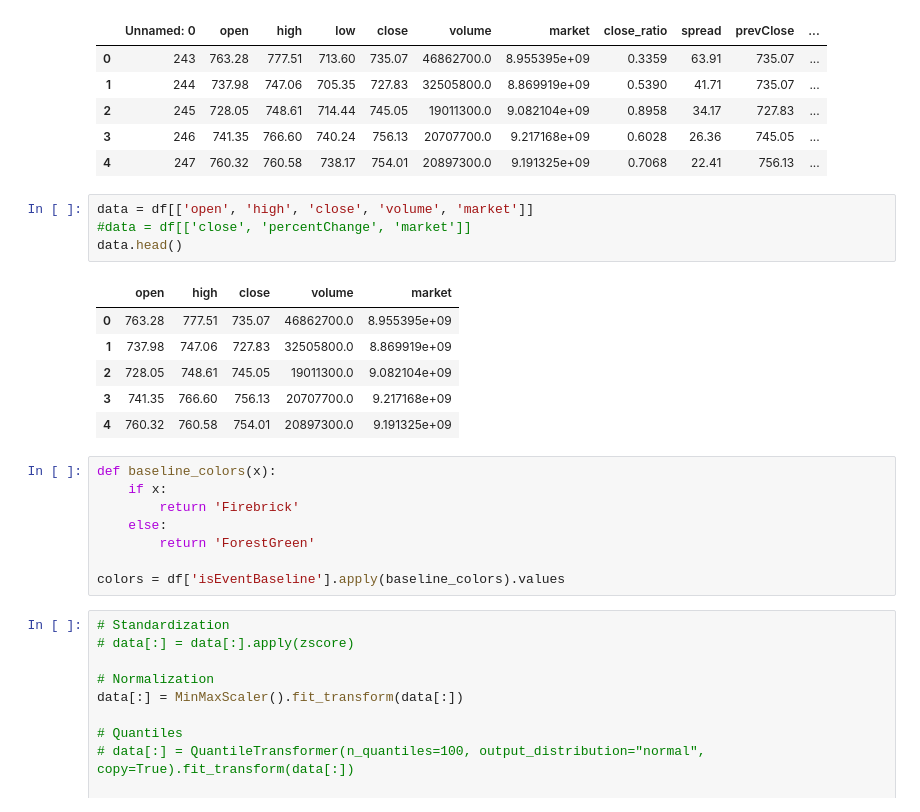
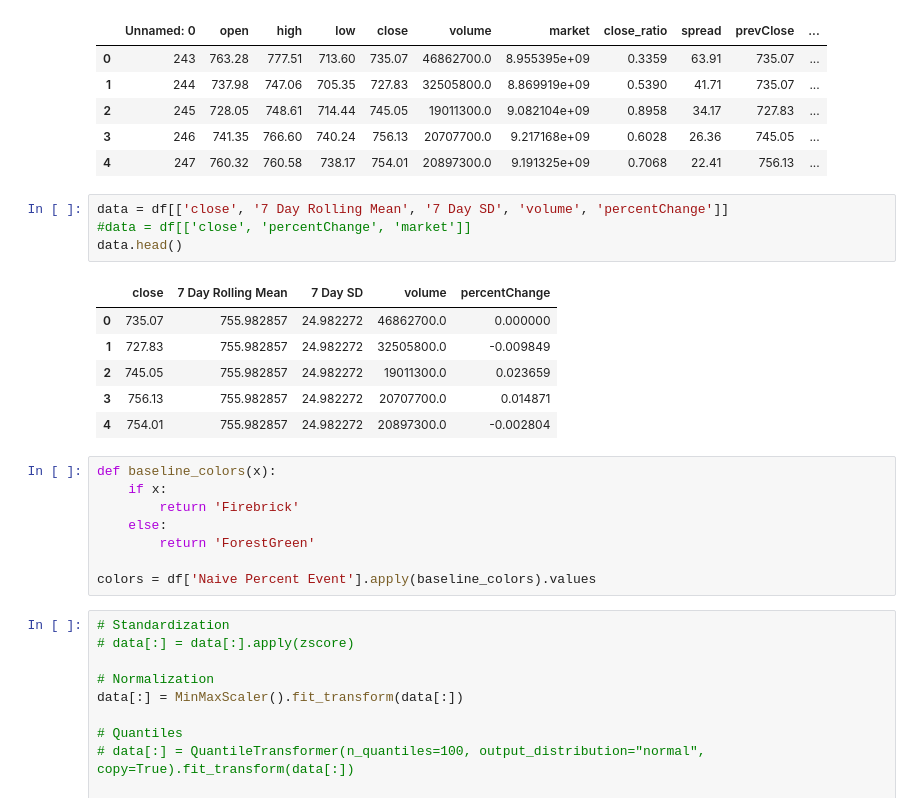
Before and after one commit to anish-saha/EventDetection-Paradigm01, a Jupyter notebook: TSNE.ipynb, the cells around one changed output. Drawn from its saved outputs; the diff is of its cells as text.

```diff
--- a/TSNE.ipynb
+++ b/TSNE.ipynb
@@ -25,16 +23,16 @@ df.head()
 | 3 | 246 | 741.35 | 766.60 | 740.24 | 756.13 | 20707700.0 | 9.217168e+09 | 0.6028 | 26.36 | 745.05 | ... |
 | 4 | 247 | 760.32 | 760.58 | 738.17 | 754.01 | 20897300.0 | 9.191325e+09 | 0.7068 | 22.41 | 756.13 | ... |
 # %%
-data = df[['open', 'high', 'close', 'volume', 'market']]
+data = df[['close', '7 Day Rolling Mean', '7 Day SD', 'volume', 'percentChange']]
 #data = df[['close', 'percentChange', 'market']]
 data.head()
 # %% [output]
-|  | open | high | close | volume | market |
-| 0 | 763.28 | 777.51 | 735.07 | 46862700.0 | 8.955395e+09 |
-| 1 | 737.98 | 747.06 | 727.83 | 32505800.0 | 8.869919e+09 |
-| 2 | 728.05 | 748.61 | 745.05 | 19011300.0 | 9.082104e+09 |
-| 3 | 741.35 | 766.60 | 756.13 | 20707700.0 | 9.217168e+09 |
-| 4 | 760.32 | 760.58 | 754.01 | 20897300.0 | 9.191325e+09 |
+|  | close | 7 Day Rolling Mean | 7 Day SD | volume | percentChange |
+| 0 | 735.07 | 755.982857 | 24.982272 | 46862700.0 | 0.000000 |
+| 1 | 727.83 | 755.982857 | 24.982272 | 32505800.0 | -0.009849 |
+| 2 | 745.05 | 755.982857 | 24.982272 | 19011300.0 | 0.023659 |
+| 3 | 756.13 | 755.982857 | 24.982272 | 20707700.0 | 0.014871 |
+| 4 | 754.01 | 755.982857 | 24.982272 | 20897300.0 | -0.002804 |
 # %%
 def baseline_colors(x):
     if x:
@@ -42,7 +40,7 @@ def baseline_colors(x):
     else:
         return 'ForestGreen'
 
-colors = df['isEventBaseline'].apply(baseline_colors).values
+colors = df['Naive Percent Event'].apply(baseline_colors).values
 # %%
 # Standardization
 # data[:] = data[:].apply(zscore)
```
Also changed, not shown: parts of 5 cells of this notebook, 2 other files.
